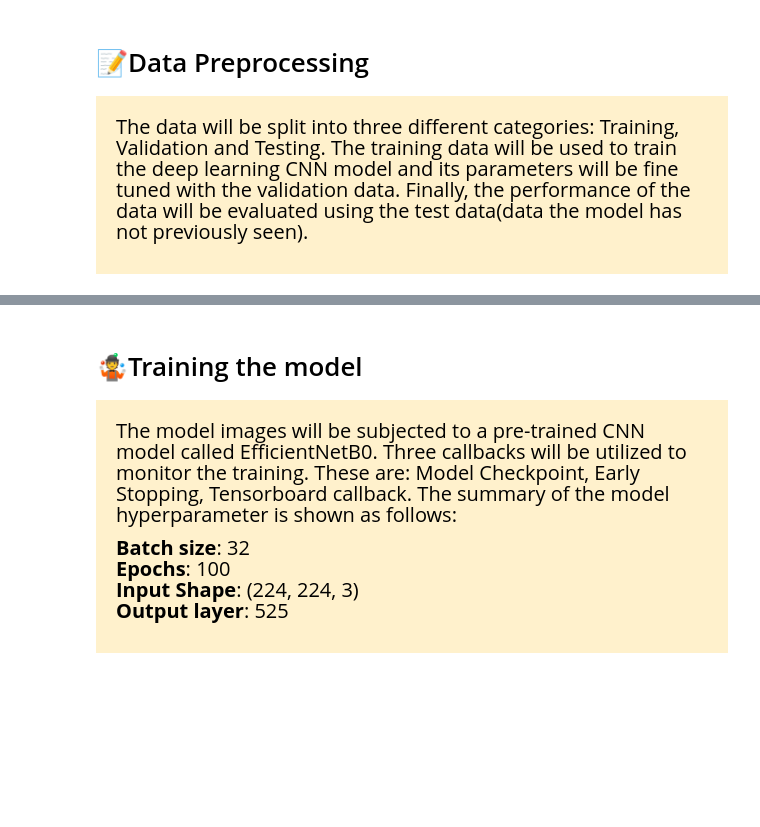
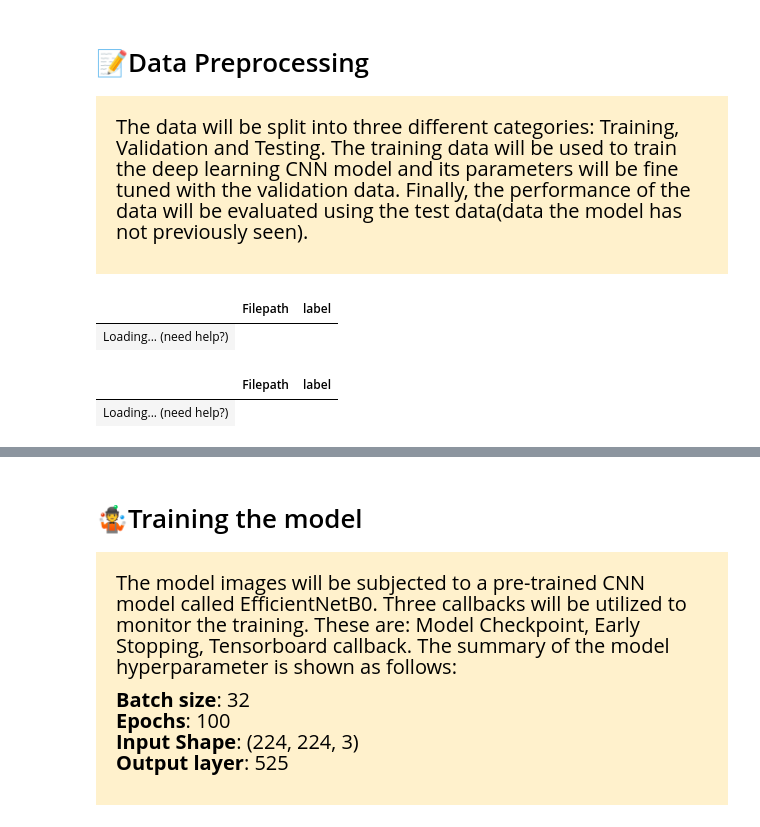
Before and after one commit to giladdanin10/birds, a Jupyter notebook: bird-classification-using-cnn-efficientnetb0.ipynb, the cells around one changed output, grey strips where cells are left out. Saved outputs shown, nothing was run; the diff lists cells and outputs as text; code cells hidden in the pictures; blank space fills up the shorter version.

```diff
--- a/bird-classification-using-cnn-efficientnetb0.ipynb
+++ b/bird-classification-using-cnn-efficientnetb0.ipynb
@@ -147,6 +157,16 @@ birds.plot_labels_count(image_df)
 # %%
 # Separate in train and test data
 train_df, test_df = train_test_split(image_df, test_size=0.2, shuffle=True, random_state=42)
+# %%
+train_df
+# %% [output]
+|  | Filepath | label |
+| Loading... (need help?) |
+# %%
+test_df
+# %% [output]
+|  | Filepath | label |
+| Loading... (need help?) |
 # %%
 train_generator = ImageDataGenerator(
     preprocessing_function=tf.keras.applications.efficientnet.preprocess_input,
```
Also changed, not shown: parts of 13 cells of this notebook.
